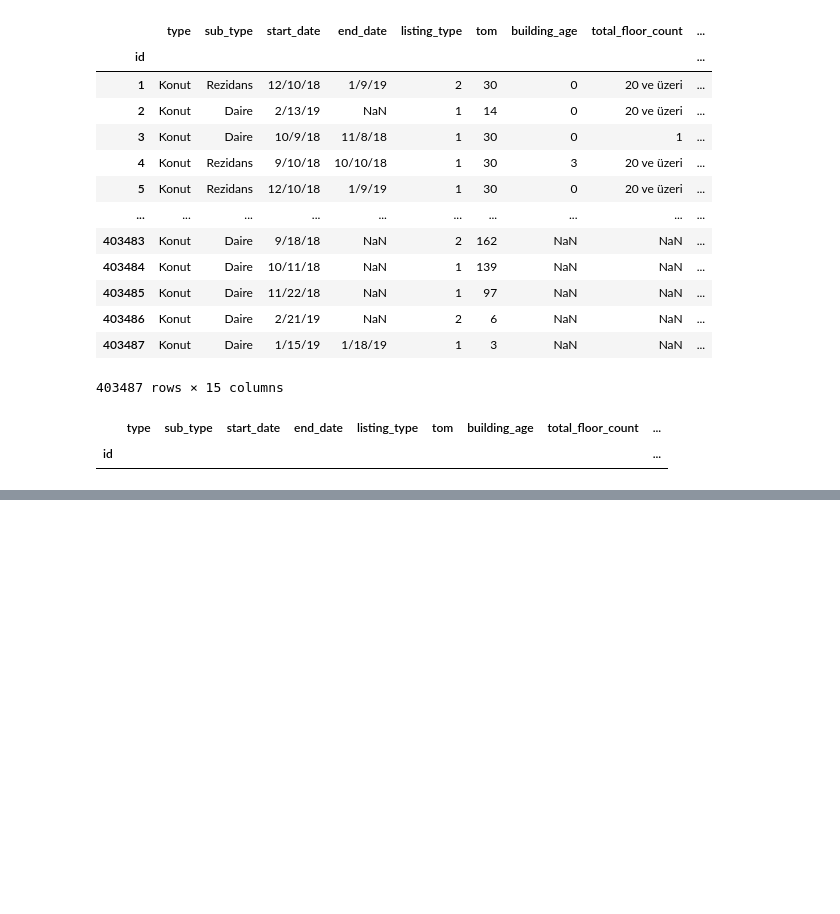
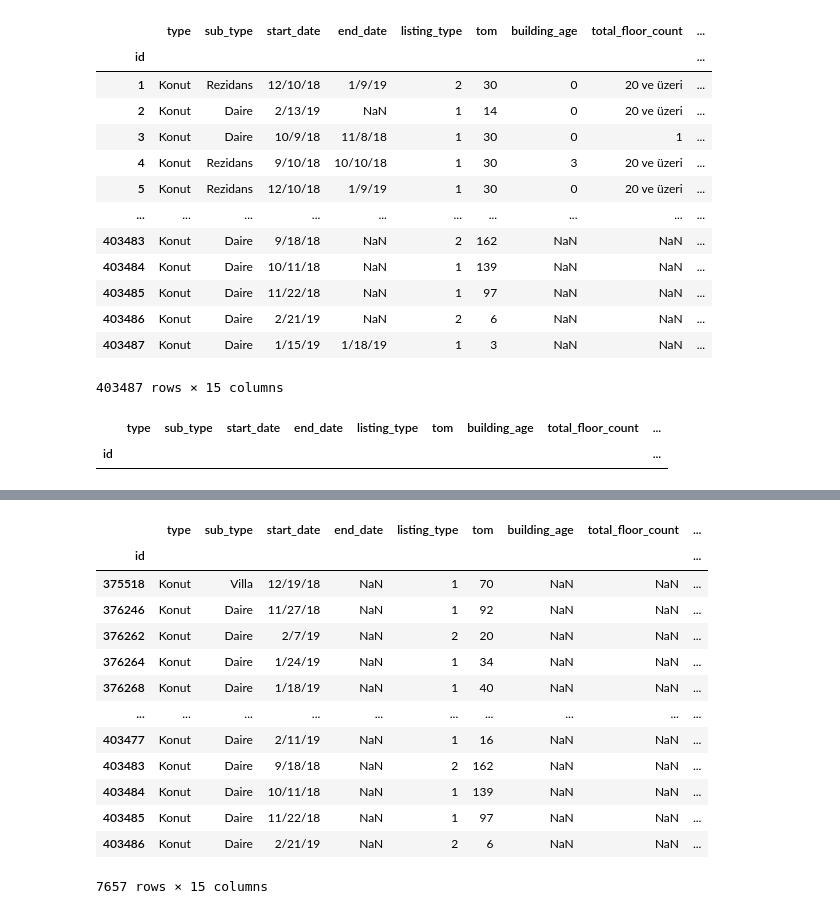
Before and after one commit to Rev1ze/team_build, a Jupyter notebook: team_proj 4kurs.ipynb, the cells around one changed output, grey strips where cells are left out. Drawn from its saved outputs; the diff is of its cells as text; code cells hidden in the pictures; blank space fills up the shorter version.

```diff
--- a/team_proj 4kurs.ipynb
+++ b/team_proj 4kurs.ipynb
@@ -108,0 +161,17 @@ df[df['price'].isna()]
+# %%
+df[df['end_date'].isna() & df['floor_no'].isna() & df['total_floor_count'].isna() & df['building_age'].isna() & df['heating_type'].isna()]
+# %% [output]
+|  | type | sub_type | start_date | end_date | listing_type | tom | building_age | total_floor_count | ... |
+| id |  |  |  |  |  |  |  |  | ... |
+| 375518 | Konut | Villa | 12/19/18 | NaN | 1 | 70 | NaN | NaN | ... |
+| 376246 | Konut | Daire | 11/27/18 | NaN | 1 | 92 | NaN | NaN | ... |
+| 376262 | Konut | Daire | 2/7/19 | NaN | 2 | 20 | NaN | NaN | ... |
+| 376264 | Konut | Daire | 1/24/19 | NaN | 1 | 34 | NaN | NaN | ... |
+| 376268 | Konut | Daire | 1/18/19 | NaN | 1 | 40 | NaN | NaN | ... |
+| ... | ... | ... | ... | ... | ... | ... | ... | ... | ... |
+| 403477 | Konut | Daire | 2/11/19 | NaN | 1 | 16 | NaN | NaN | ... |
+| 403483 | Konut | Daire | 9/18/18 | NaN | 2 | 162 | NaN | NaN | ... |
+| 403484 | Konut | Daire | 10/11/18 | NaN | 1 | 139 | NaN | NaN | ... |
+| 403485 | Konut | Daire | 11/22/18 | NaN | 1 | 97 | NaN | NaN | ... |
+| 403486 | Konut | Daire | 2/21/19 | NaN | 2 | 6 | NaN | NaN | ... |
+7657 rows × 15 columns
```
Also changed, not shown: parts of 13 cells of this notebook.
